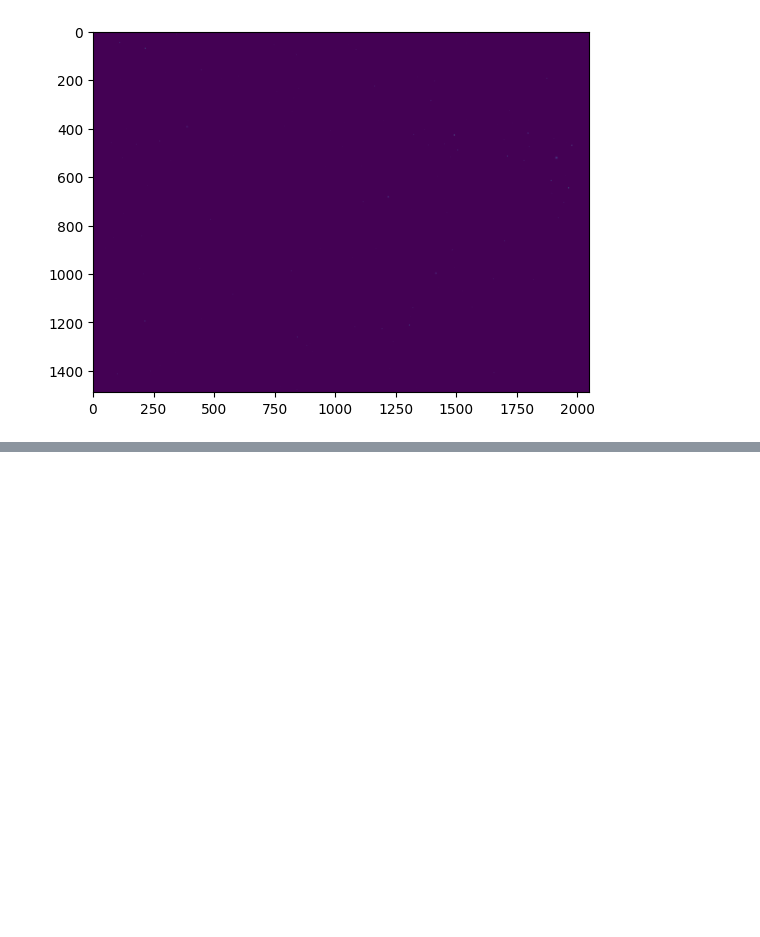
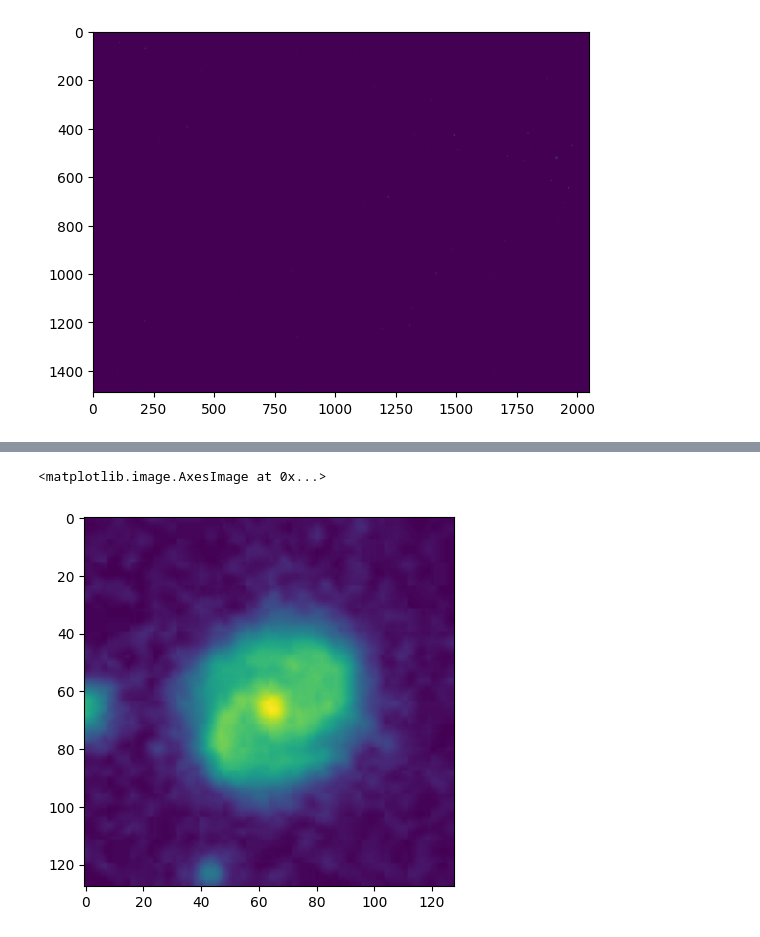
Before and after one commit to csabiu/KAML-2025, a Jupyter notebook: KAML_images.ipynb, the cells around one changed output, grey strips where cells are left out. Cells and saved outputs as stored; diff of their text form; code cells hidden in the pictures; blank space fills up the shorter version.

```diff
--- a/KAML_images.ipynb
+++ b/KAML_images.ipynb
@@ -117,12 +96,6 @@ from io import BytesIO
 
 # 1. Helper to fetch an SDSS JPEG cutout
 def fetch_sdss_cutout(ra, dec, scale=0.2, width=64, height=64, timeout=60):
-    """
-    ra, dec     : sky coordinates in degrees
-    scale       : arcsec per pixel
-    width, height: cutout size in pixels
-    timeout     : seconds to wait for server
-    """
     url = "https://skyserver.sdss.org/dr16/SkyServerWS/ImgCutout/getjpeg"
     params = {
         'ra': ra,
@@ -130,14 +103,13 @@ def fetch_sdss_cutout(ra, dec, scale=0.2, width=64, height=64, timeout=60):
         'scale': scale,
         'width': width,
         'height': height,
-        'opt': 'G'   # produce an RGB image
     }
     r = requests.get(url, params=params, timeout=timeout)
     r.raise_for_status()
     return Image.open(BytesIO(r.content))
 
 # 2. Example: loop over your df_sample and save PNGs
-os.makedirs('cutouts_http', exist_ok=True)
+imgs = []
 
 for _, row in df_sample.iterrows():
     objid = int(row['dr7objid'])
@@ -147,6 +119,9 @@ for _, row in df_sample.iterrows():
                                 scale=0.2,   # ~0.2″/px
                                 width=128,
                                 height=128)
-        img.save(f'cutouts_http/{objid}.png')
+
+        img = np.array(img)
+        img = np.mean(img, axis=2)
+        imgs.append(img)
     except Exception as e:
         print(f"Failed {objid}: {e}")
@@ -156,0 +147,5 @@ img.
+# %%
+plt.imshow(imgs[15])
+# %% [output]
+<matplotlib.image.AxesImage at 0x...>
+[figure, added]
```
Also changed, not shown: parts of 4 cells of this notebook.
